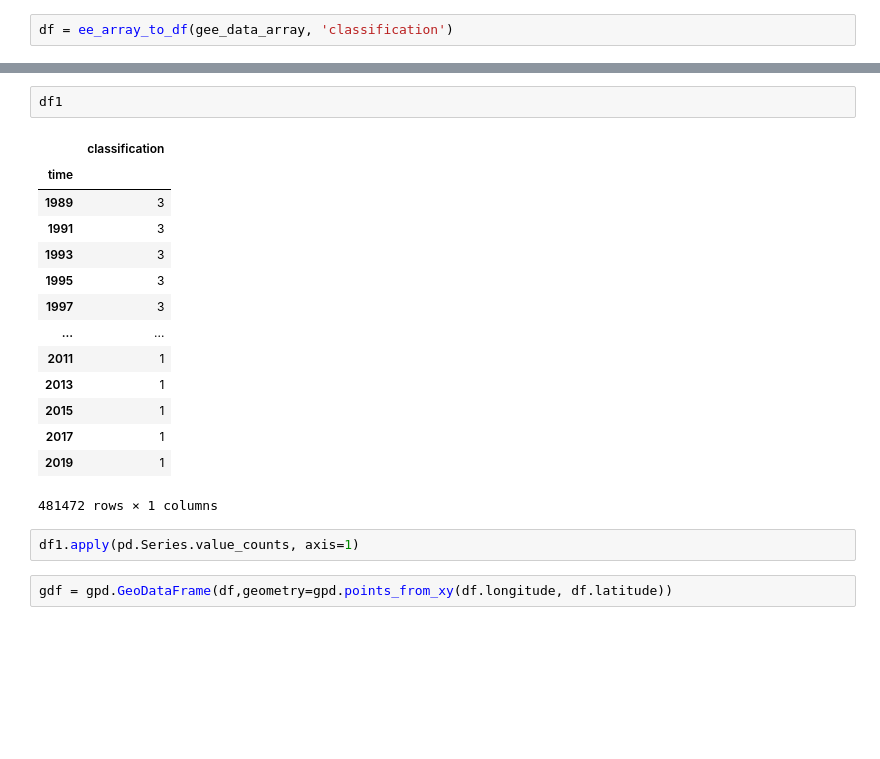
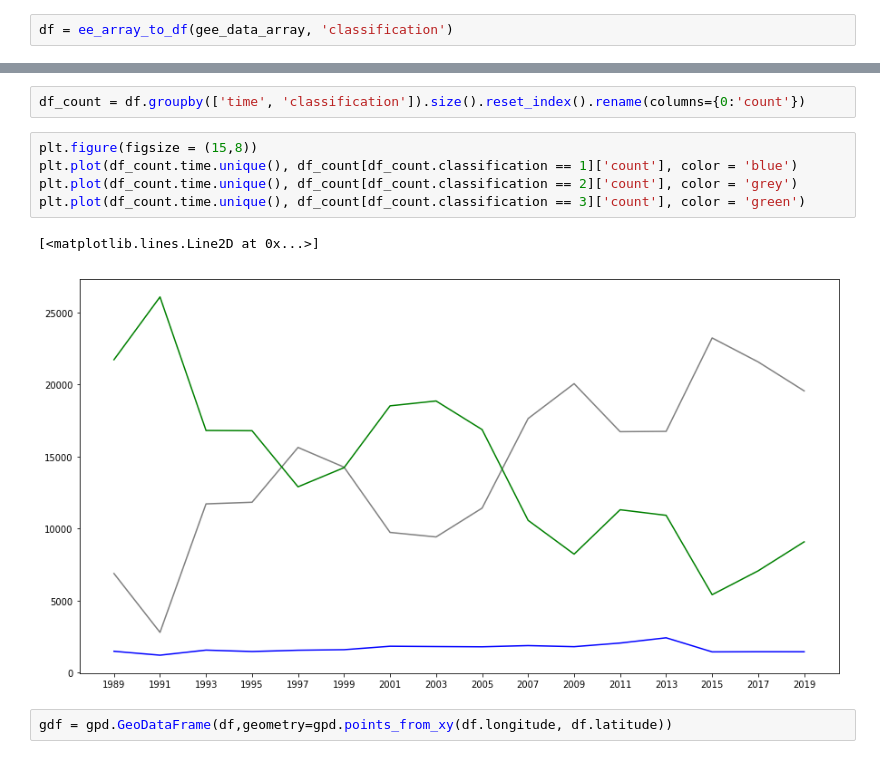
Before and after one commit to krakchris/rimbun.io, a Jupyter notebook: 03_Add_metadata/02_green_area_change/GEE_green_change.ipynb, the cells around one changed output, grey strips where cells are left out. Saved outputs shown, nothing was run; the diff lists cells and outputs as text; blank space fills up the shorter version.

```diff
--- a/03_Add_metadata/02_green_area_change/GEE_green_change.ipynb
+++ b/03_Add_metadata/02_green_area_change/GEE_green_change.ipynb
@@ -357,22 +352,13 @@ df1 = df[['time', 'classification']].set_index('time')
-# %%
-df1
-# %% [output]
-|  | classification |
-| time |  |
-| 1989 | 3 |
-| 1991 | 3 |
-| 1993 | 3 |
-| 1995 | 3 |
-| 1997 | 3 |
-| ... | ... |
-| 2011 | 1 |
-| 2013 | 1 |
-| 2015 | 1 |
-| 2017 | 1 |
-| 2019 | 1 |
-481472 rows × 1 columns
-# %%
-df1.apply(pd.Series.value_counts, axis=1)
+# %%
+df_count = df.groupby(['time', 'classification']).size().reset_index().rename(columns={0:'count'})
+# %%
+plt.figure(figsize = (15,8))
+plt.plot(df_count.time.unique(), df_count[df_count.classification == 1]['count'], color = 'blue')
+plt.plot(df_count.time.unique(), df_count[df_count.classification == 2]['count'], color = 'grey')
+plt.plot(df_count.time.unique(), df_count[df_count.classification == 3]['count'], color = 'green')
+# %% [output]
+[<matplotlib.lines.Line2D at 0x...>]
+[figure, added]
 # %%
 gdf = gpd.GeoDataFrame(df,geometry=gpd.points_from_xy(df.longitude, df.latitude))
 # %%
```
Also changed, not shown: parts of 6 cells of this notebook.
